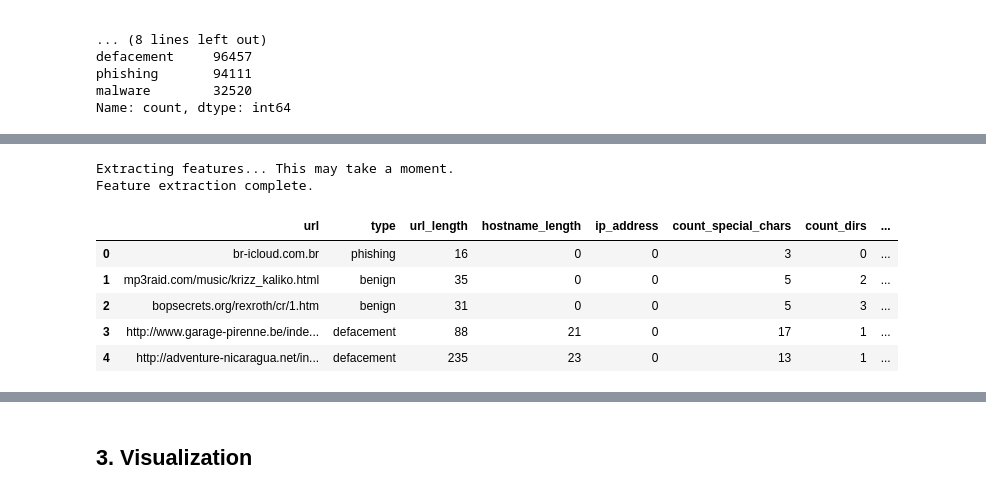
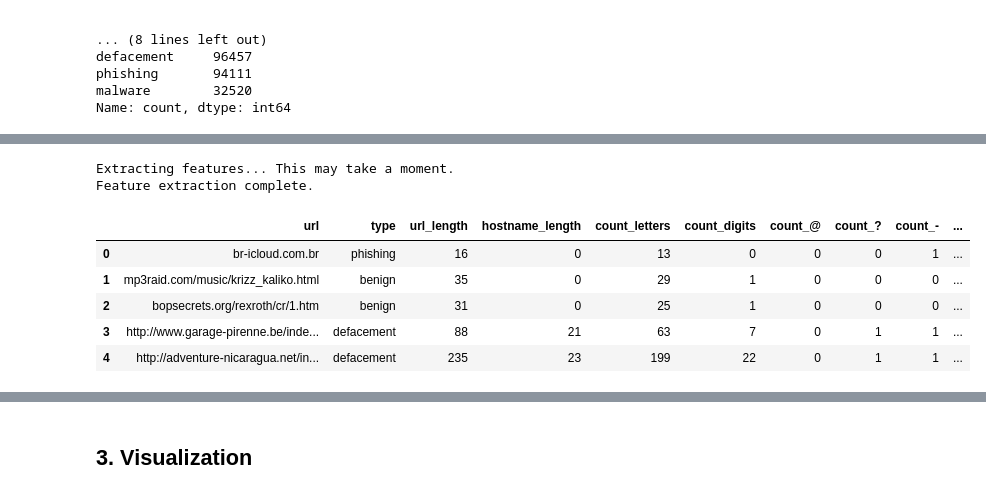
Before and after one commit to KhagendraN/Malicious-url-detection-system, a Jupyter notebook: notebooks/eda.ipynb, the cells around one changed output, grey strips where cells are left out. Saved outputs shown, nothing was run; the diff lists cells and outputs as text; code cells hidden in the pictures.

```diff
--- a/notebooks/eda.ipynb
+++ b/notebooks/eda.ipynb
@@ -25,7 +26,7 @@ else:
 Good to go!
 # %%
 # Load dataset
-df = pd.read_csv(file_path)
+df = pd.read_csv(filepath_or_buffer=file_path)
 
 # Display first few rows
 print("Dataset Head:")
@@ -90,7 +92,19 @@ def get_url_length(url):
 def get_hostname_length(url):
     return len(urlparse(url).netloc)
 
-def get_ip_address(url):
+def get_count_letters(url):
+    return sum(c.isalpha() for c in url)
+
+def get_count_digits(url):
+    return sum(c.isdigit() for c in url)
+
+def get_count_special_char(url, char):
+    return url.count(char)
+
+def get_count_www(url):
+    return url.count('www')
+
+def get_has_ip(url):
     # Regex for IPv4
     match = re.search(r'(([01]?\d\d?|2[0-4]\d|25[0-5])\.([01]?\d\d?|2[0-4]\d|25[0-5])\.([01]?\d\d?|2[0-4]\d|25[0-5])\.([01]?\d\d?|2[0-4]\d|25[0-5])\/)|'  # IPv4
                       r'((0x[0-9a-fA-F]{1,2})\.(0x[0-9a-fA-F]{1,2})\.(0x[0-9a-fA-F]{1,2})\.(0x[0-9a-fA-F]{1,2})\/)' # IPv4 in hexadecimal
@@ -100,20 +114,15 @@ def get_ip_address(url):
     else:
         return 1 if re.search(r'\d{1,3}\.\d{1,3}\.\d{1,3}\.\d{1,3}', url) else 0
 
-def get_count_special_chars(url):
-    special_chars = ['.', '-', '/', '?', '%', '@', '=', '&', '_', '+', '!', '*', '(', ')', '$', ',']
-    return sum(url.count(char) for char in special_chars)
+def get_abnormal_url(url):
+    # Heuristic: if hostname is not in url (which is weird) or maybe if whois fails (can't do here)
+    # Let's use a simple heuristic: if the URL has no hostname
+    hostname = urlparse(url).netloc
+    if hostname:
+        return 0
+    return 1
 
-def get_count_dirs(url):
-    path = urlparse(url).path
-    return path.count('/')
-
-def get_count_embedded_domains(url):
-    # Count occurrences of 'http', 'https', 'www' in the path or query, or just multiple 'http's
-    # A simple heuristic is counting 'http' or 'https' and subtracting 1 (for the start)
-    return max(0, url.count('http') - 1)
-
-def get_is_shortened(url):
+def get_short_url(url):
     shortening_services = r'bit\.ly|goo\.gl|shorte\.st|go2l\.ink|x\.co|ow\.ly|t\.co|tinyurl|tr\.im|is\.gd|cli\.gs|' \
                           r'yfrog\.com|migre\.me|ff\.im|tiny\.cc|url4\.eu|twit\.ac|su\.pr|twurl\.nl|snipurl\.com|' \
                           r'short\.to|BudURL\.com|ping\.fm|post\.ly|Just\.as|bkite\.com|snipr\.com|fic\.kr|loopt\.us|' \
@@ -125,52 +134,71 @@ def get_is_shortened(url):
     match = re.search(shortening_services, url, flags=re.IGNORECASE)
     return 1 if match else 0
 
-def get_sus_keywords(url):
-    keywords = ['login', 'update', 'free', 'paypal', 'secure', 'account', 'banking', 'confirm', 'signin', 'verify']
-    return 1 if any(keyword in url.lower() for keyword in keywords) else 0
+def get_https(url):
+    return 1 if urlparse(url).scheme == 'https' else 0
 
-def get_count_digits(url):
-    return sum(c.isdigit() for c in url)
+def get_count_dir(url):
+    path = urlparse(url).path
+    return path.count('/')
 
-def get_count_letters(url):
-    return sum(c.isalpha() for c in url)
+def get_count_embed_domain(url):
+    return max(0, url.count('http') - 1)
 
 def get_fd_length(url):
     path = urlparse(url).path
     try:
         return len(path.split('/')[1])
     except IndexError:
         return 0
 
 def get_tld_length(url):
     try:
         return len(urlparse(url).netloc.split('.')[-1])
     except:
         return 0
 
+def get_suspicious(url):
+    keywords = ['login', 'update', 'free', 'paypal', 'secure', 'account', 'banking', 'confirm', 'signin', 'verify']
+    return 1 if any(keyword in url.lower() for keyword in keywords) else 0
+
 # Apply features
 print("Extracting features... This may take a moment.")
 df['url_length'] = df['url'].apply(get_url_length)
 df['hostname_length'] = df['url'].apply(get_hostname_length)
-df['ip_address'] = df['url'].apply(get_ip_address)
-df['count_special_chars'] = df['url'].apply(get_count_special_chars)
-df['count_dirs'] = df['url'].apply(get_count_dirs)
-df['count_embedded_domains'] = df['url'].apply(get_count_embedded_domains)
-df['is_shortened'] = df['url'].apply(get_is_shortened)
-df['sus_keywords'] = df['url'].apply(get_sus_keywords)
+df['count_letters'] = df['url'].apply(get_count_letters)
 df['count_digits'] = df['url'].apply(get_count_digits)
-df['count_letters'] = df['url'].apply(get_count_letters)
+df['count_@'] = df['url'].apply(lambda x: get_count_special_char(x, '@'))
+df['count_?'] = df['url'].apply(lambda x: get_count_special_char(x, '?'))
+df['count_-'] = df['url'].apply(lambda x: get_count_special_char(x, '-'))
+df['count_='] = df['url'].apply(lambda x: get_count_special_char(x, '='))
+df['count_.'] = df['url'].apply(lambda x: get_count_special_char(x, '.'))
+df['count_#'] = df['url'].apply(lambda x: get_count_special_char(x, '#'))
+df['count_%'] = df['url'].apply(lambda x: get_count_special_char(x, '%'))
+df['count_+'] = df['url'].apply(lambda x: get_count_special_char(x, '+'))
+df['count_$'] = df['url'].apply(lambda x: get_count_special_char(x, '$'))
+df['count_!'] = df['url'].apply(lambda x: get_count_special_char(x, '!'))
+df['count_*'] = df['url'].apply(lambda x: get_count_special_char(x, '*'))
+df['count_,'] = df['url'].apply(lambda x: get_count_special_char(x, ','))
+df['count_slashes'] = df['url'].apply(lambda x: get_count_special_char(x, '/'))
+df['count_www'] = df['url'].apply(get_count_www)
+df['has_ip'] = df['url'].apply(get_has_ip)
+df['abnormal_url'] = df['url'].apply(get_abnormal_url)
+df['short_url'] = df['url'].apply(get_short_url)
+df['https'] = df['url'].apply(get_https)
+df['count_dir'] = df['url'].apply(get_count_dir)
+df['count_embed_domain'] = df['url'].apply(get_count_embed_domain)
 df['fd_length'] = df['url'].apply(get_fd_length)
 df['tld_length'] = df['url'].apply(get_tld_length)
+df['suspicious'] = df['url'].apply(get_suspicious)
 
 print("Feature extraction complete.")
 display(df.head())
 # %% [output]
 Extracting features... This may take a moment.
 Feature extraction complete.
-|  | url | type | url_length | hostname_length | ip_address | count_special_chars | count_dirs | ... |
-| 0 | br-icloud.com.br | phishing | 16 | 0 | 0 | 3 | 0 | ... |
-| 1 | mp3raid.com/music/krizz_kaliko.html | benign | 35 | 0 | 0 | 5 | 2 | ... |
-| 2 | bopsecrets.org/rexroth/cr/1.htm | benign | 31 | 0 | 0 | 5 | 3 | ... |
-| 3 | http://www.garage-pirenne.be/inde... | defacement | 88 | 21 | 0 | 17 | 1 | ... |
-| 4 | http://adventure-nicaragua.net/in... | defacement | 235 | 23 | 0 | 13 | 1 | ... |
+|  | url | type | url_length | hostname_length | count_letters | count_digits | count_@ | count_? | count_- | ... |
+| 0 | br-icloud.com.br | phishing | 16 | 0 | 13 | 0 | 0 | 0 | 1 | ... |
+| 1 | mp3raid.com/music/krizz_kaliko.html | benign | 35 | 0 | 29 | 1 | 0 | 0 | 0 | ... |
+| 2 | bopsecrets.org/rexroth/cr/1.htm | benign | 31 | 0 | 25 | 1 | 0 | 0 | 0 | ... |
+| 3 | http://www.garage-pirenne.be/inde... | defacement | 88 | 21 | 63 | 7 | 0 | 1 | 1 | ... |
+| 4 | http://adventure-nicaragua.net/in... | defacement | 235 | 23 | 199 | 22 | 0 | 1 | 1 | ... |
```
Also changed, not shown: parts of 10 cells of this notebook.
